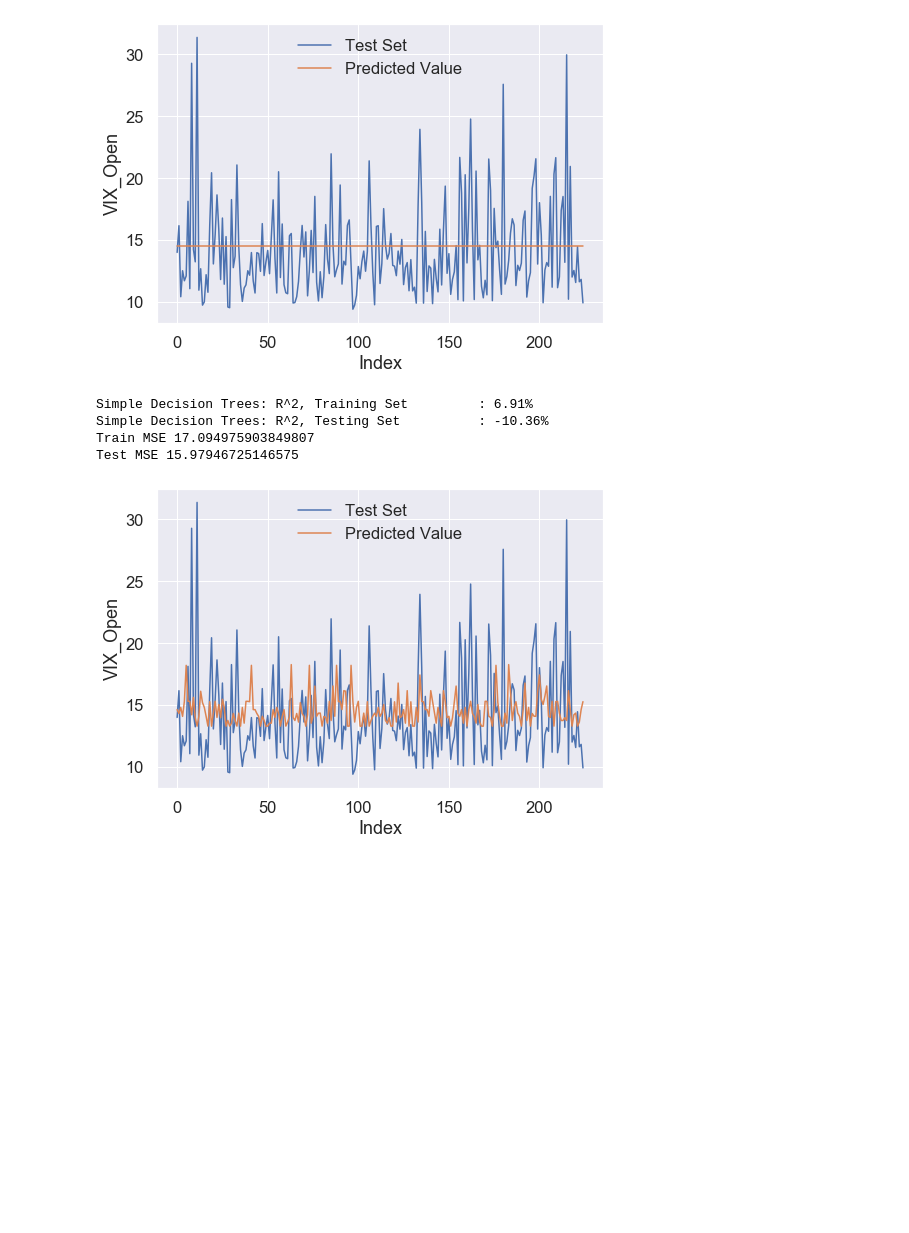
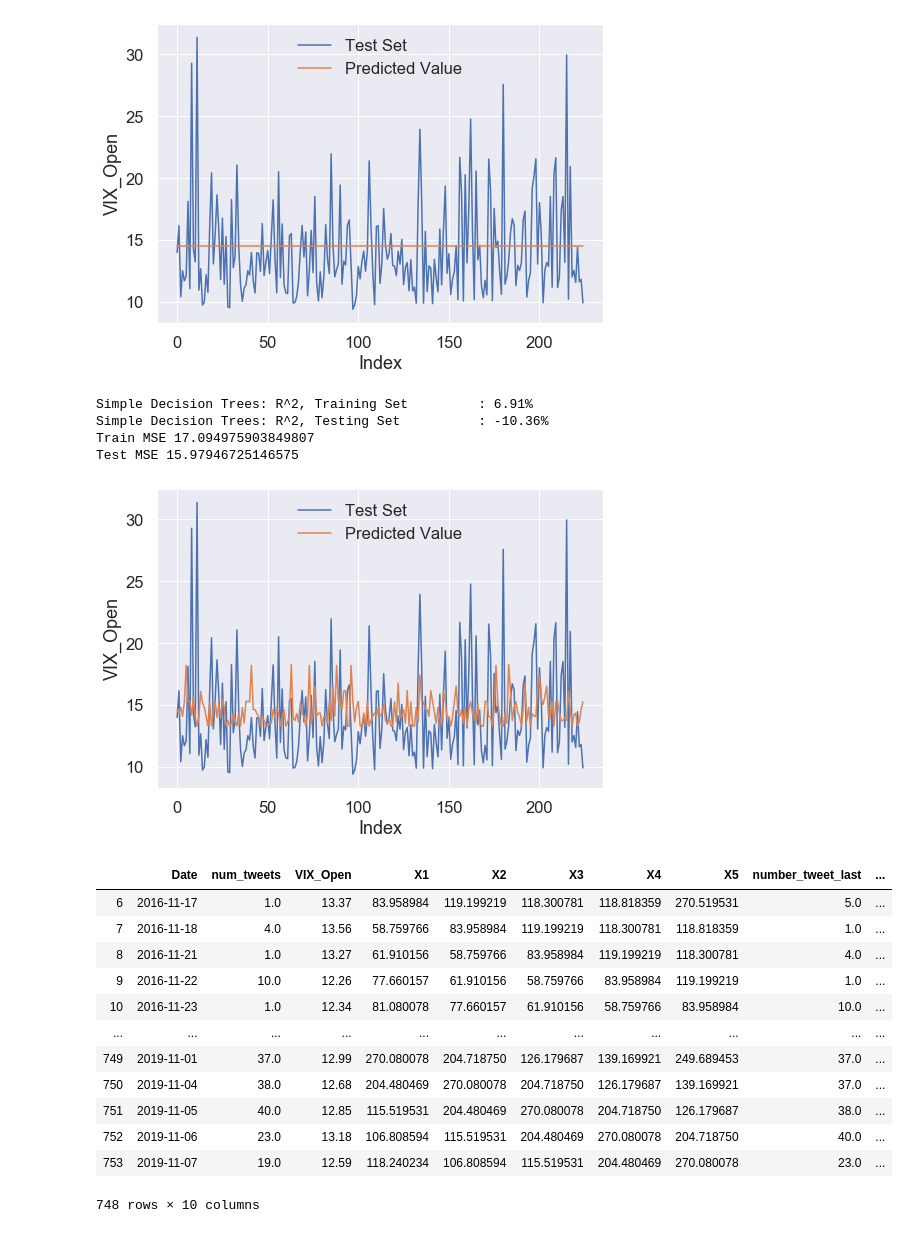
Before and after one commit to ddemarco96/FinalProject40, a Jupyter notebook: Milestone4_Daiki.ipynb, the cells around one changed output. Saved outputs shown, nothing was run; the diff lists cells and outputs as text; code cells hidden in the pictures; blank space fills up the shorter version.

```diff
--- a/Milestone4_Daiki.ipynb
+++ b/Milestone4_Daiki.ipynb
@@ -640,30 +642,44 @@ X_test, y_test = bm_test[predictors], bm_test['VIX_Open']
 model = DecisionTreeRegressor(max_depth=10, random_state=42)
 model.fit(X_train, y_train)
 
 # Check inital accuracy of Tree model
 acc_trees_training = model.score(X_train, y_train)
 acc_trees_testing  = model.score(X_test, y_test)
 
 # These are changing with each fit, plus we want a more validated choice for depth, so do that
 print("Simple Decision Trees: R^2, Training Set \t : {:.2%}".format(acc_trees_training))
 print("Simple Decision Trees: R^2, Testing Set \t : {:.2%}".format(acc_trees_testing))
 
 from sklearn.metrics import mean_squared_error
 
 y_pred_train = model.predict(X_train)
 y_pred_test = model.predict(X_test)
 print("Train MSE", mean_squared_error(y_train, y_pred_train))
 print("Test MSE", mean_squared_error(y_test, y_pred_test))
 
 x = np.arange(0,y_test.shape[0],1)
 sns.set(font_scale=1.5)
 sns.lineplot(x ,y_test, label = 'Test Set')
 sns.lineplot(x ,y_pred_test, label = 'Predicted Value')
 plt.xlabel('Index')
 plt.show()
+new_df
 # %% [output]
 Simple Decision Trees: R^2, Training Set         : 6.91%
 Simple Decision Trees: R^2, Testing Set          : -10.36%
 Train MSE 17.094975903849807
 Test MSE 15.97946725146575
 [figure]
+|  | Date | num_tweets | VIX_Open | X1 | X2 | X3 | X4 | X5 | number_tweet_last | ... |
+| 6 | 2016-11-17 | 1.0 | 13.37 | 83.958984 | 119.199219 | 118.300781 | 118.818359 | 270.519531 | 5.0 | ... |
+| 7 | 2016-11-18 | 4.0 | 13.56 | 58.759766 | 83.958984 | 119.199219 | 118.300781 | 118.818359 | 1.0 | ... |
+| 8 | 2016-11-21 | 1.0 | 13.27 | 61.910156 | 58.759766 | 83.958984 | 119.199219 | 118.300781 | 4.0 | ... |
+| 9 | 2016-11-22 | 10.0 | 12.26 | 77.660157 | 61.910156 | 58.759766 | 83.958984 | 119.199219 | 1.0 | ... |
+| 10 | 2016-11-23 | 1.0 | 12.34 | 81.080078 | 77.660157 | 61.910156 | 58.759766 | 83.958984 | 10.0 | ... |
+| ... | ... | ... | ... | ... | ... | ... | ... | ... | ... | ... |
+| 749 | 2019-11-01 | 37.0 | 12.99 | 270.080078 | 204.718750 | 126.179687 | 139.169921 | 249.689453 | 37.0 | ... |
+| 750 | 2019-11-04 | 38.0 | 12.68 | 204.480469 | 270.080078 | 204.718750 | 126.179687 | 139.169921 | 37.0 | ... |
+| 751 | 2019-11-05 | 40.0 | 12.85 | 115.519531 | 204.480469 | 270.080078 | 204.718750 | 126.179687 | 38.0 | ... |
+| 752 | 2019-11-06 | 23.0 | 13.18 | 106.808594 | 115.519531 | 204.480469 | 270.080078 | 204.718750 | 40.0 | ... |
+| 753 | 2019-11-07 | 19.0 | 12.59 | 118.240234 | 106.808594 | 115.519531 | 204.480469 | 270.080078 | 23.0 | ... |
+748 rows × 10 columns
```
Also changed, not shown: parts of 7 cells of this notebook.
